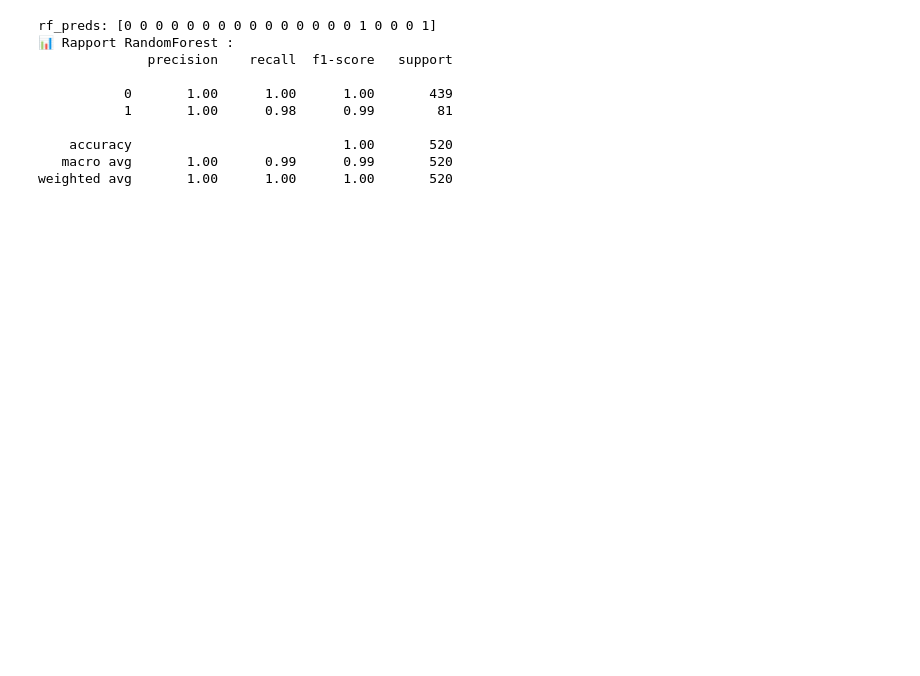
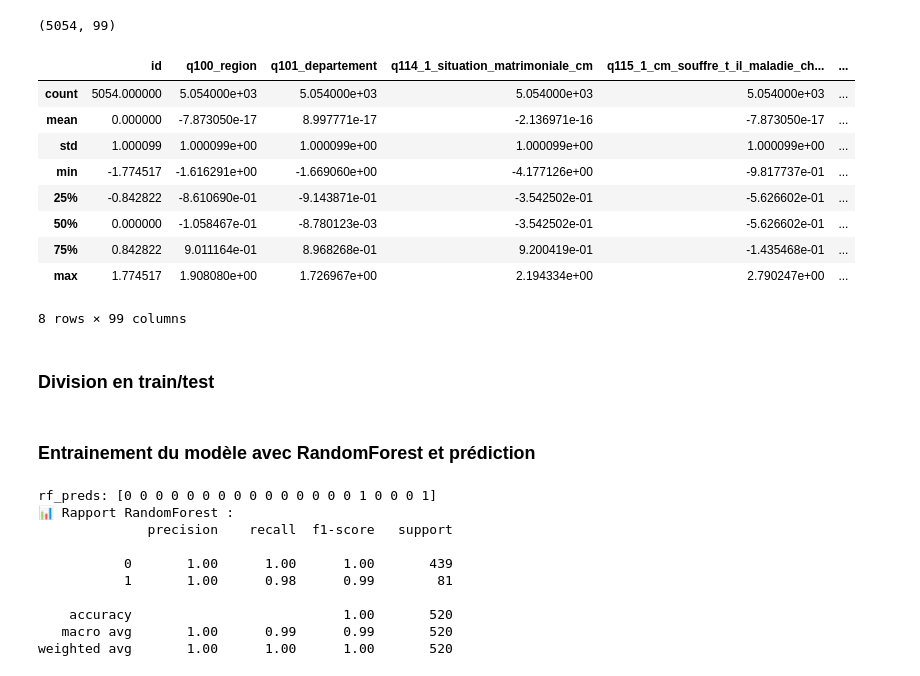
Before and after one commit to Dieme92/fast-api-food-security, a Jupyter notebook: fast-api-food-security_PROJET_DIT.ipynb, the cells around one changed output. Cells and saved outputs as stored; diff of their text form; code cells hidden in the pictures; blank space fills up the shorter version.

```diff
--- a/fast-api-food-security_PROJET_DIT.ipynb
+++ b/fast-api-food-security_PROJET_DIT.ipynb
@@ -63,9 +86,30 @@ data_filtrée = data[data['insécurité_alimentaire'].isin([1, 2])]
 
 X = data_filtrée.drop(columns=['insécurité_alimentaire'])
 y = data_filtrée['insécurité_alimentaire'].replace({1: 0, 2: 1})
+# %%
+data.shape
+# %% [output]
+(5054, 99)
+# %%
+data.describe()
+# %% [output]
+|  | id | q100_region | q101_departement | q114_1_situation_matrimoniale_cm | q115_1_cm_souffre_t_il_maladie_ch... | ... |
+| count | 5054.000000 | 5.054000e+03 | 5.054000e+03 | 5.054000e+03 | 5.054000e+03 | ... |
+| mean | 0.000000 | -7.873050e-17 | 8.997771e-17 | -2.136971e-16 | -7.873050e-17 | ... |
+| std | 1.000099 | 1.000099e+00 | 1.000099e+00 | 1.000099e+00 | 1.000099e+00 | ... |
+| min | -1.774517 | -1.616291e+00 | -1.669060e+00 | -4.177126e+00 | -9.817737e-01 | ... |
+| 25% | -0.842822 | -8.610690e-01 | -9.143871e-01 | -3.542502e-01 | -5.626602e-01 | ... |
+| 50% | 0.000000 | -1.058467e-01 | -8.780123e-03 | -3.542502e-01 | -5.626602e-01 | ... |
+| 75% | 0.842822 | 9.011164e-01 | 8.968268e-01 | 9.200419e-01 | -1.435468e-01 | ... |
+| max | 1.774517 | 1.908080e+00 | 1.726967e+00 | 2.194334e+00 | 2.790247e+00 | ... |
+8 rows × 99 columns
+# %% [markdown]
+### Division en train/test
 # %%
 # %% Division train/test
 X_train, X_test, y_train, y_test = train_test_split(X, y, test_size=0.2, random_state=42)
+# %% [markdown]
+### Entrainement du modèle avec RandomForest et prédiction
 # %%
 # %% Entraînement RandomForest
 rf = RandomForestClassifier(
```
Also changed, not shown: parts of 17 cells of this notebook.
